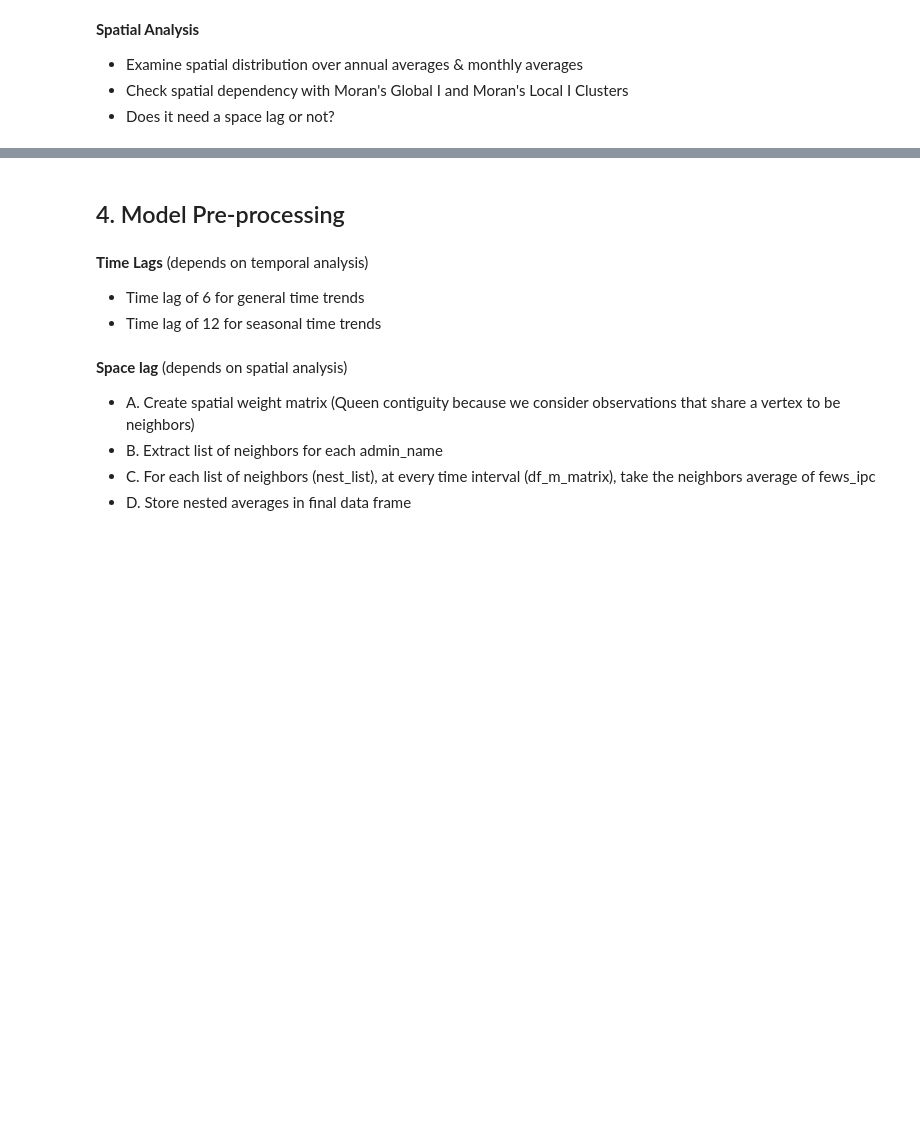
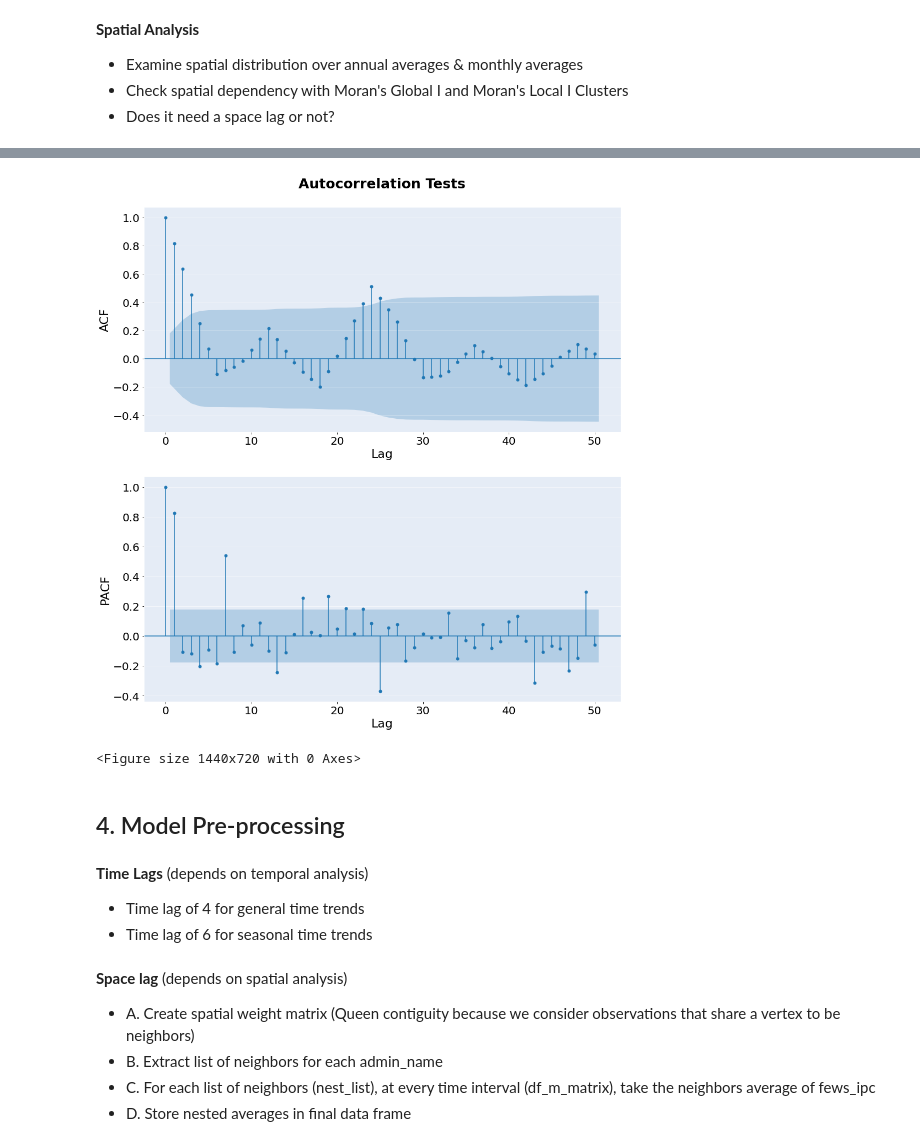
Before and after one commit to Claudia-Offner/MapAction_Dissertation, a Jupyter notebook: 1 - FC_EDA.ipynb, the cells around one changed output, grey strips where cells are left out. Cells and saved outputs as stored; diff of their text form; code cells hidden in the pictures; blank space fills up the shorter version.

```diff
--- a/1 - FC_EDA.ipynb
+++ b/1 - FC_EDA.ipynb
@@ -191,9 +261,43 @@ pacf1.plot(kind='bar')
+# %%
+fig, ax = plt.subplots(2,1, gridspec_kw=dict(left=0.1, right=0.9, bottom=0.1, top=0.93),
+                       figsize=(15,15), sharex=False)
+fig.patch.set_facecolor('white')
+fig.suptitle('Autocorrelation Tests', fontweight ="bold", fontsize= 25)
+
+sm.graphics.tsa.plot_acf(yearmonth_m.mean(axis=0), lags=50, ax=ax[0])
+ax[0].set_xlabel('Lag', fontsize = 22)
+ax[0].set_ylabel('ACF', fontsize = 22)
+ax[0].set_title(None)
+ax[0].set_facecolor('#E5ECF6')
+ax[0].grid(axis = 'y', )
+ax[0].spines['left'].set_color('white')        # setting up Y-axis tick color to red
+ax[0].spines['top'].set_color('white')
+ax[0].spines['right'].set_color('white')        # setting up Y-axis tick color to red
+ax[0].spines['bottom'].set_color('white')
+
+sm.graphics.tsa.plot_pacf(yearmonth_m.mean(axis=0), lags=50, ax=ax[1])
+ax[1].set_xlabel('Lag', fontsize = 22)
+ax[1].set_ylabel('PACF', fontsize = 22)
+ax[1].set_title(None)
+ax[1].set_facecolor('#E5ECF6')
+ax[1].grid(axis = 'y', )
+ax[1].spines['left'].set_color('white')        # setting up Y-axis tick color to red
+ax[1].spines['top'].set_color('white')
+ax[1].spines['right'].set_color('white')        # setting up Y-axis tick color to red
+ax[1].spines['bottom'].set_color('white')
+plt.rc('grid', linestyle='-', color='white', linewidth=0.5)
+
+plt.show()
+plt.savefig('Images/acf_pacf.png')
+# %% [output]
+[figure, added]
+<Figure size 1440x720 with 0 Axes>
 # %% [markdown]
 ## 4. Model Pre-processing
 # %% [markdown]
 **Time Lags** (depends on temporal analysis)
-* Time lag of 6 for general time trends
-* Time lag of 12 for seasonal time trends
+* Time lag of 4 for general time trends
+* Time lag of 6 for seasonal time trends
 # %%
 # Group by admin
 groups = df.groupby('admin_name')
```
Also changed, not shown: parts of 28 cells of this notebook.
